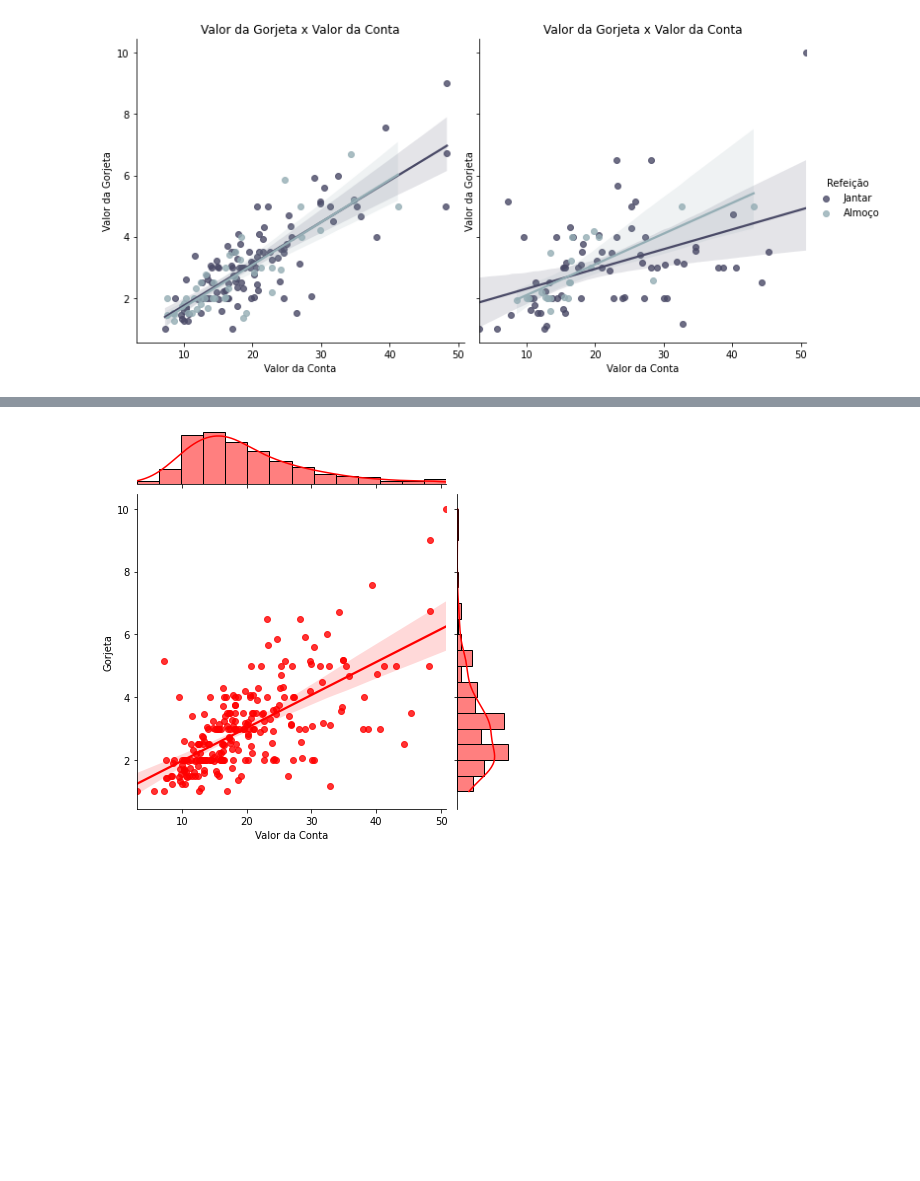
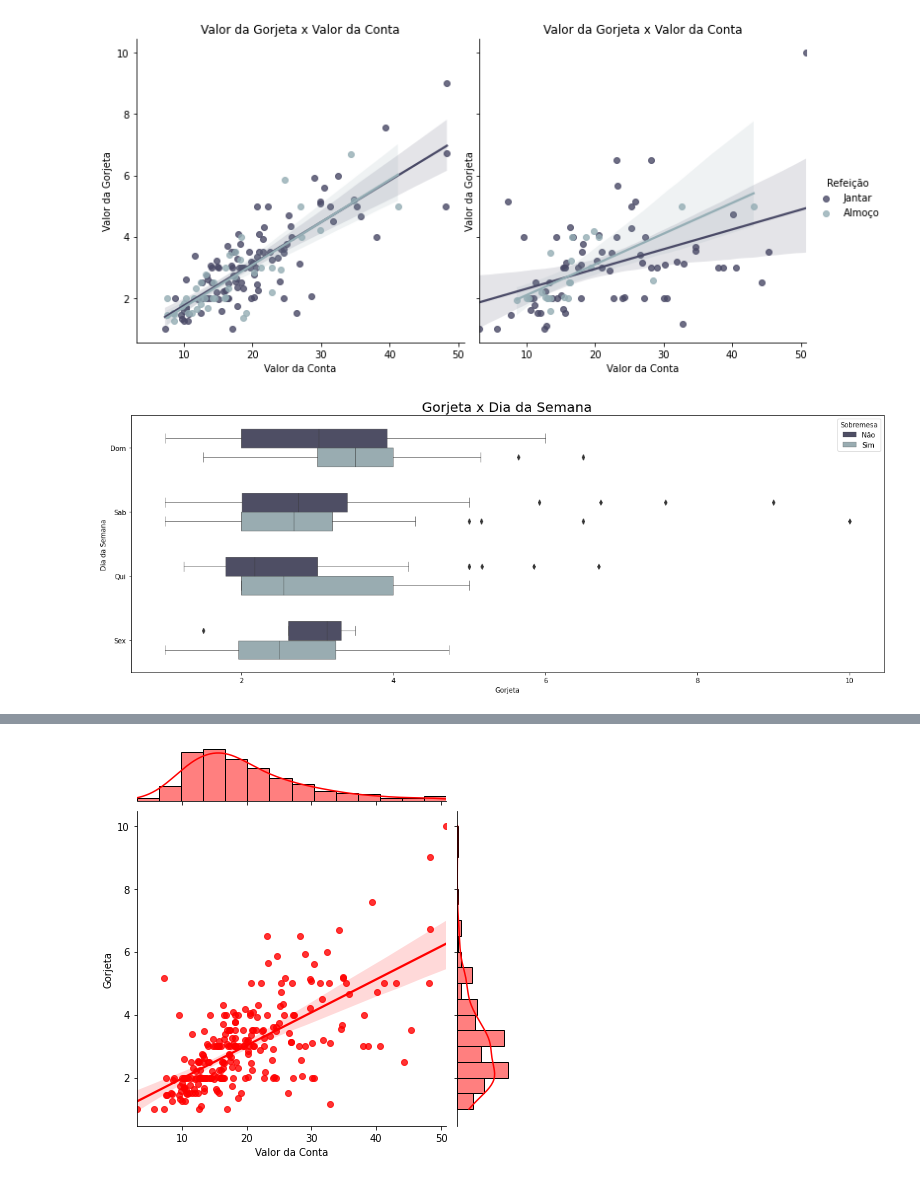
Before and after one commit to FelipeGBarreto/Projects, a Jupyter notebook: Análise_Gorjetas.ipynb, the cells around one changed output, grey strips where cells are left out. Cells and saved outputs as stored; diff of their text form; code cells hidden in the pictures; blank space fills up the shorter version.

```diff
--- a/Análise_Gorjetas.ipynb
+++ b/Análise_Gorjetas.ipynb
@@ -277,3 +277,10 @@ valor_gorjeta.set(xlabel='Valor da Conta', ylabel='Valor da Gorjeta',
                   title='Valor da Gorjeta x Valor da Conta');
 # %% [output]
 [figure]
+# %%
+plt.figure(figsize=(20,7))
+graph = sns.boxplot(df.Gorjeta, df["Dia da Semana"], df.Sobremesa, palette='bone', linewidth=0.6, width=0.6);
+graph.set(xlabel='Gorjeta', ylabel='Dia da Semana')
+graph.set_title('Gorjeta x Dia da Semana', fontsize=20);
+# %% [output]
+[figure, added]
```
Also changed, not shown: parts of 7 cells of this notebook.
